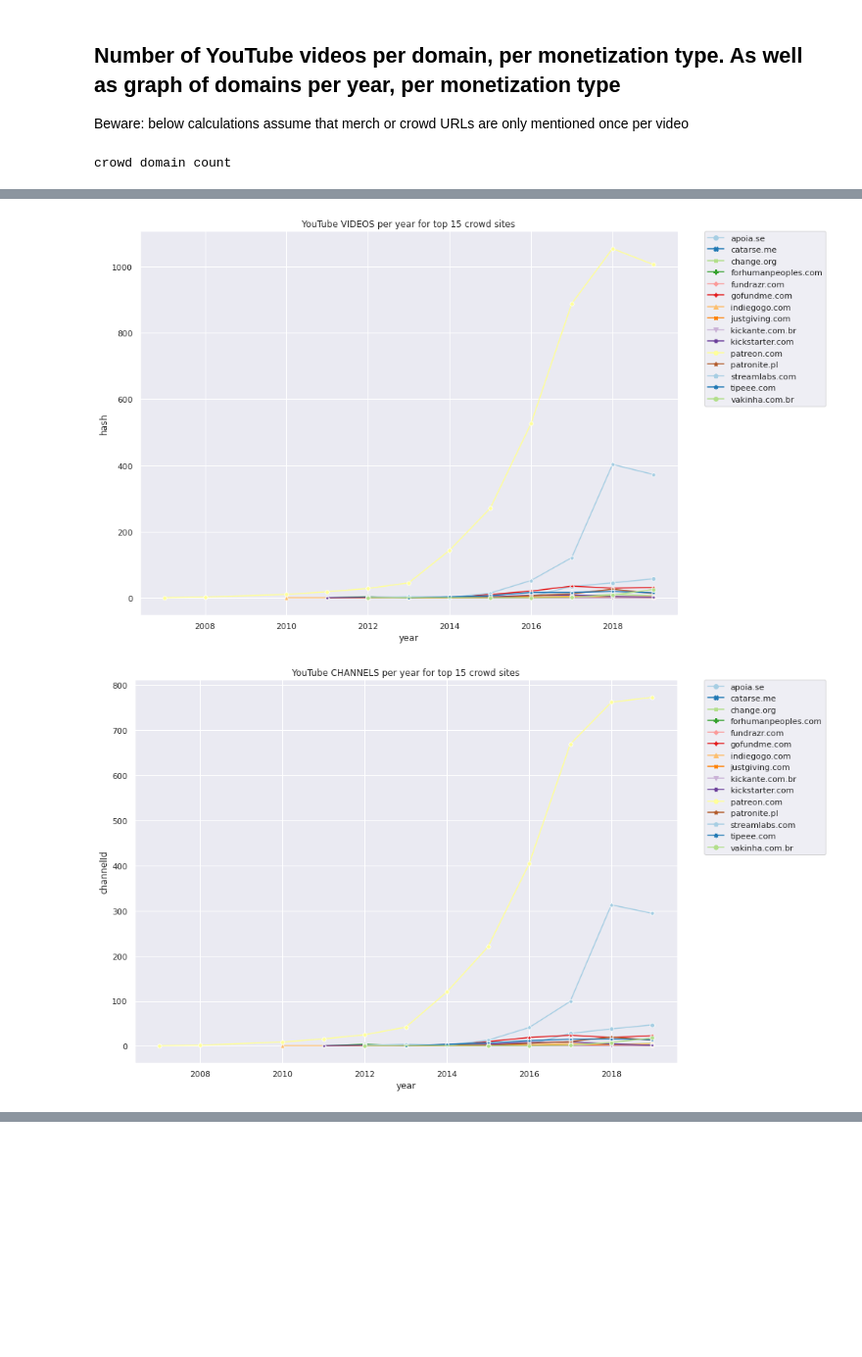
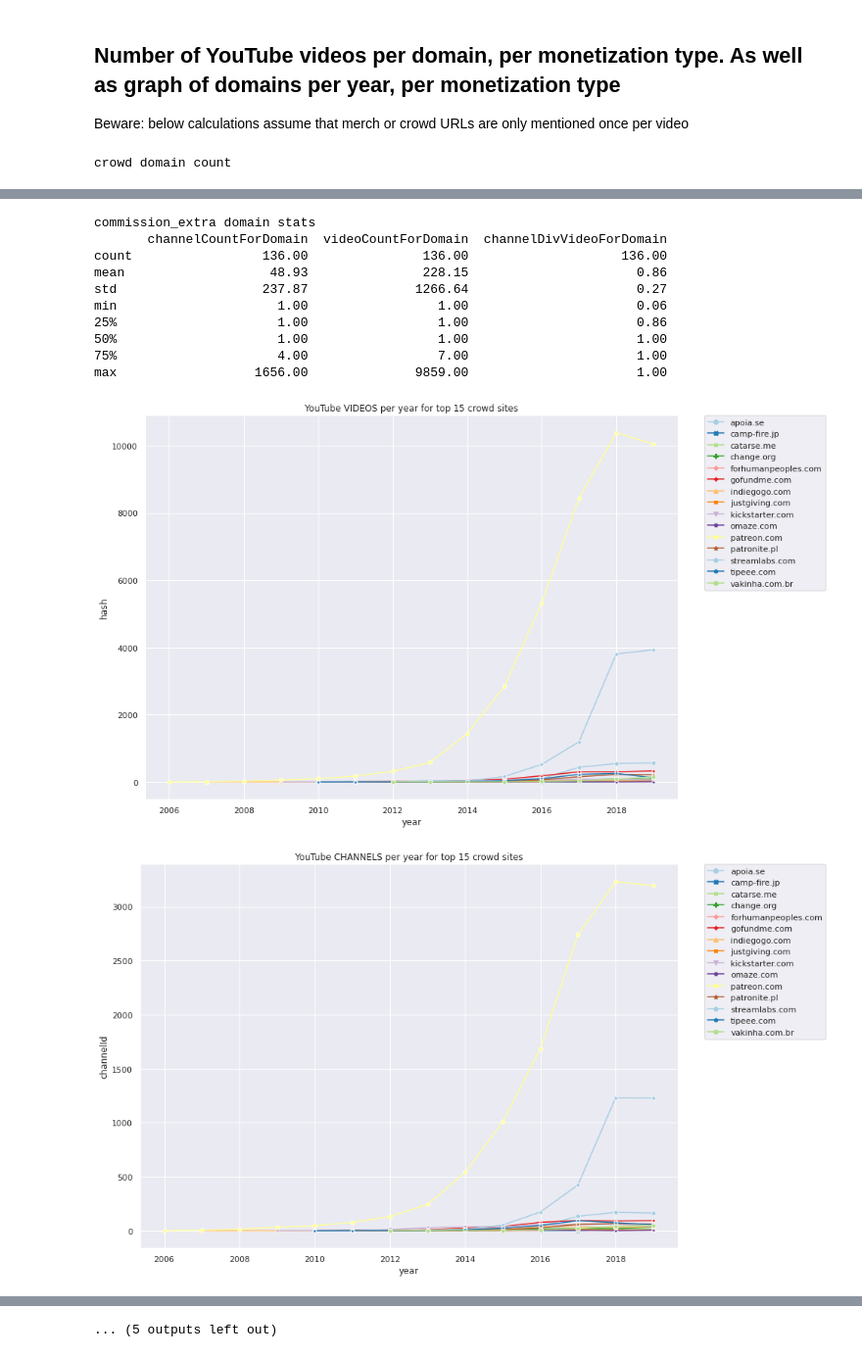
Before and after one commit to ErikBorra/yt_url_analysis, a Jupyter notebook: urls_analysis.ipynb, the cells around one changed output, grey strips where cells are left out. Shown: that part at 98% size. Saved outputs shown, nothing was run; the diff lists cells and outputs as text; code cells hidden in the pictures; blank space fills up the shorter version.

Commit message:
Run on 10M urls Enabled parallelization Get out host extraction Added partner indication for monetization lists Added commission graphs

```diff
--- a/urls_analysis.ipynb
+++ b/urls_analysis.ipynb
@@ -382,12 +384,13 @@ with pd.option_context('display.precision', 0):
 # %% [markdown]
 ### Top hosts
 # %%
-# add count column
-pd_url_data['count'] = 1
-# count hosts in URLs data set and sort in reverse
-pd_url_data_groupedHost = pd_url_data.groupby(["host"]).count()['count'].sort_values(ascending=False).reset_index()
-pd_url_data_groupedHost = pd_url_data_groupedHost[pd_url_data_groupedHost['host']!=""] # remove empty for as of yet unresolved URLs
-# print header
-print("Top %s hosts" % (limit))
-# print most used domains overall
-display(pd_url_data_groupedHost.head(limit).style.hide_index())
+if extract_hosts:
+    # add count column
+    pd_url_data['count'] = 1
+    # count hosts in URLs data set and sort in reverse
+    pd_url_data_groupedHost = pd_url_data.groupby(["host"]).count()['count'].sort_values(ascending=False).reset_index()
+    pd_url_data_groupedHost = pd_url_data_groupedHost[pd_url_data_groupedHost['host']!=""] # remove empty for as of yet unresolved URLs
+    # print header
+    print("Top %s hosts" % (limit))
+    # print most used domains overall
+    display(pd_url_data_groupedHost.head(limit).style.hide_index())
@@ -720,14 +702,18 @@ print("Number of commission sites: %s" % (len(commission)))
 print("Number of commission_extra sites: %s" % (len(commission_extra)))
 
 # add boolean column to pd_url_data based on presence in lists
-pd_url_data["commission"] = np.where(pd_url_data["host"].isin(commission), True, False)
-pd_url_data["commission_extra"] = np.where(pd_url_data["host"].isin(commission_extra), True, False)
+if extract_hosts:
+    pd_url_data["commission"] = np.where(pd_url_data["host"].isin(commission), True, False)
+    pd_url_data["commission_extra"] = np.where(pd_url_data["host"].isin(commission_extra), True, False)
+else:
+    pd_url_data["commission"] = np.where(pd_url_data["domain"].str.endswith(tuple(commission)), True, False)
+    pd_url_data["commission_extra"] = np.where(pd_url_data["domain"].str.endswith(tuple(commission_extra)), True, False)
 # %% [output]
 Number of commission sites: 83
 Number of commission_extra sites: 7
 # %%
 # find possible extra commission domains
-if print_commission_extra:
+if extract_hosts:
     pd_url_data['count'] = 1 # reset count column
     commission_domains = pd_url_data[pd_url_data.host.str.contains('amazon\.|amazonaws|getshirts|airbnb|movavi|audible|joinhoney|twitch|tripadvisor|shopstyle|adobe|sellfy|clickfunnels|clickbank|etsy|bluehost|shareasale|hubspot|sendinblue|rakutenmarketing|adworkmedia|jvzoo|markethealth|maxbounty|ebay|bhcosmetics|affiliateprograms|sigma-beauty|shopify|agoda|jimpartners|ipage|\.media\.net|leadpages', regex=True, na=False)].groupby('host').count()['count'].sort_values(ascending=False).reset_index()
     print("Possible extra commission:")
@@ -792,7 +810,7 @@ if debug:
 ## Percentage of videos that have at least one merchandise or one crowd-funding link.
 # %%
 # make a column where at least one of monetized or crowd is true
-pd_url_data['monetized'] = pd_url_data['merch'] | pd_url_data['crowd']
+pd_url_data['monetized'] = pd_url_data['merch'] | pd_url_data['crowd'] | pd_url_data['commission'] | pd_url_data['commission_extra']
 
 # get number of video ids where monetized = True
 monetized_videos = pd_url_data[pd_url_data['monetized']==True]['hash'].unique()
@@ -811,5 +829,5 @@ print("%s channels are monetized out of %s total channels, that is %s%%" % (mone
 # free up memory
 del monetized_videos
 del monetized_channels
-gc.collect()
+gc.collect();
 # %% [output]
@@ -821,18 +838,21 @@ gc.collect()
 Beware: below calculations assume that merch or crowd URLs are only mentioned once per video
 # %%
 domain_stats = {}
-for type in ['crowd','merch']:
+for type in ['crowd','merch','commission','commission_extra']:
 
     ''' Describe '''
     domain_stats[type] = pd_url_data[['domain','channelCountForDomain','videoCountForDomain','channelDivVideoForDomain']][pd_url_data[type]==True].drop_duplicates()
 
     # print header
     print("%s domain count" % type)
+    if type == "commission" or type == "commission_extra":
+        print(domain_stats[type][domain_stats[type].isna().any(axis=1)])
+        domain_stats[type]=domain_stats[type].dropna()
     # print most used TYPE domains
     domain_stats[type]['channelCountForDomain'] = domain_stats[type]['channelCountForDomain'].astype(int)
     domain_stats[type]['videoCountForDomain'] = domain_stats[type]['videoCountForDomain'].astype(int)
 
-    with pd.option_context('display.precision', 2):
+    with pd.option_context('display.precision', 3):
         display(domain_stats[type].sort_values(by=['channelCountForDomain','channelDivVideoForDomain'],ascending=False).head(limit).style.hide_index())
         print("\n")
         # print TYPE domain stats
@@ -943,2 +1015,12 @@ max                  2580.00              5482.00                      1.00
+commission_extra domain stats
+       channelCountForDomain  videoCountForDomain  channelDivVideoForDomain
+count                 136.00               136.00                    136.00
+mean                   48.93               228.15                      0.86
+std                   237.87              1266.64                      0.27
+min                     1.00                 1.00                      0.06
+25%                     1.00                 1.00                      0.86
+50%                     1.00                 1.00                      1.00
+75%                     4.00                 7.00                      1.00
+max                  1656.00              9859.00                      1.00
-[figure, old version]
+[figure, new version]
-[figure, old version]
+[figure, new version]
@@ -947,3 +1028,4 @@ max                  2580.00              5482.00                      1.00
+... (5 outputs left out)
 # %% [markdown]
 ## @todo
 
```
Also changed, not shown: parts of 19 cells of this notebook.
